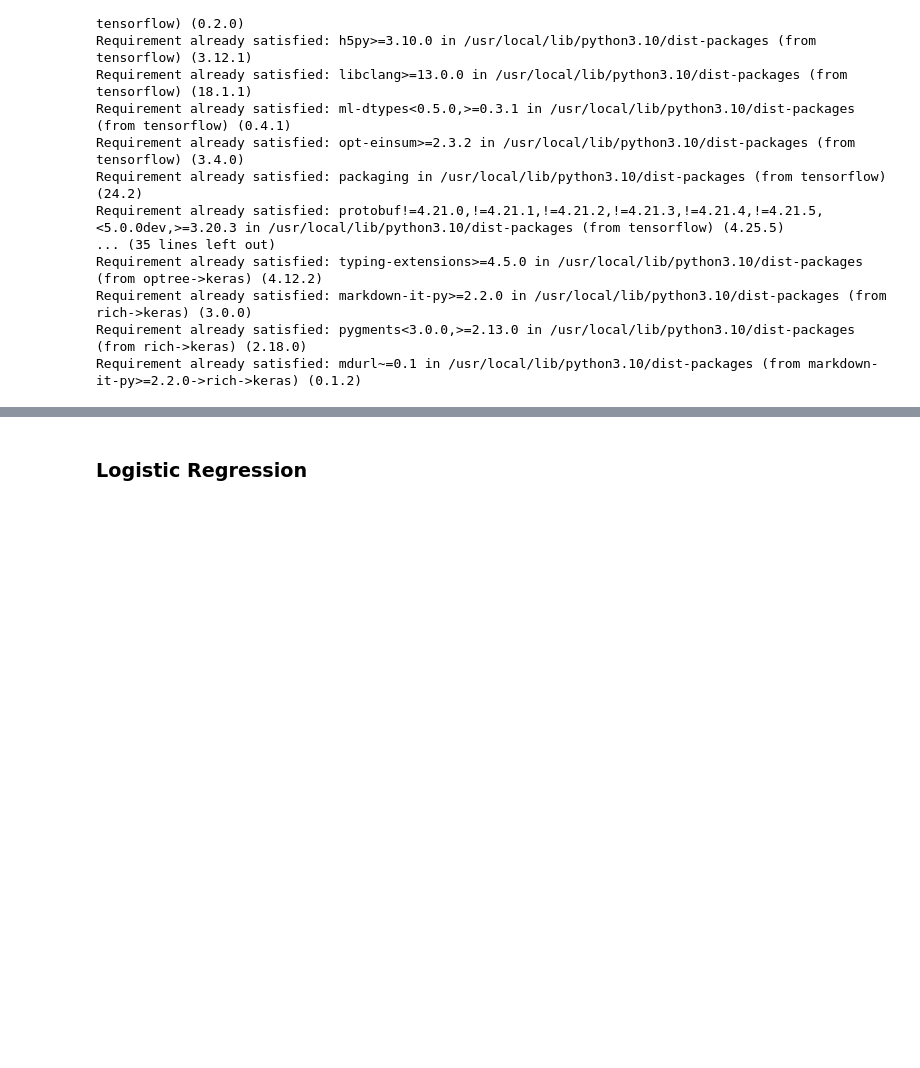
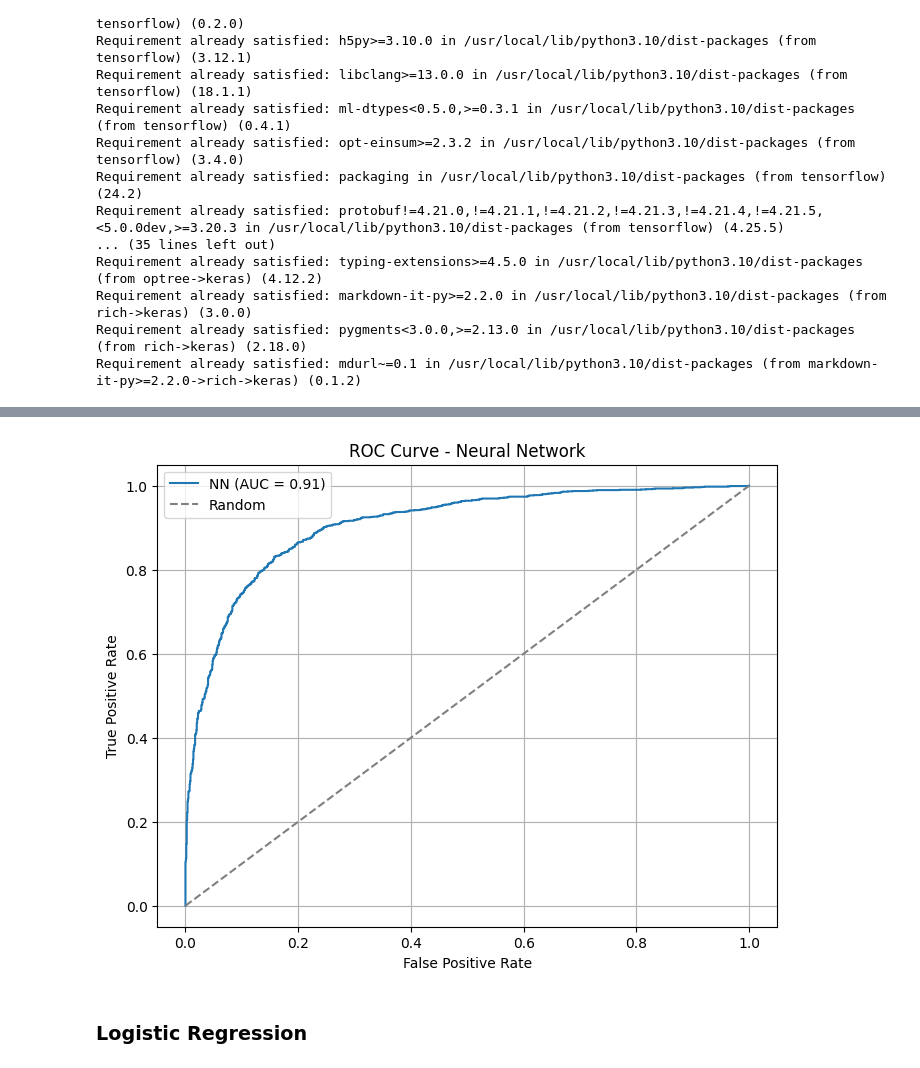
Before and after one commit to JoeVonDahab/Final_Project, a Jupyter notebook: CDD203_Final_Project.ipynb, the cells around one changed output, grey strips where cells are left out. Cells and saved outputs as stored; diff of their text form; code cells hidden in the pictures; blank space fills up the shorter version.

```diff
--- a/CDD203_Final_Project.ipynb
+++ b/CDD203_Final_Project.ipynb
@@ -447,0 +495,97 @@ ROC-AUC: 0.8331254238863338
+# %%
+import pandas as pd
+import numpy as np
+from sklearn.preprocessing import StandardScaler
+from sklearn.metrics import classification_report, accuracy_score, roc_auc_score, roc_curve
+import matplotlib.pyplot as plt
+import tensorflow as tf
+from tensorflow import keras
+from tensorflow.keras import layers
+
+# Assuming X_train, y_train, X_test, y_test are defined and fingerprints computed
+X_train_np = X_train.values
+X_test_np = X_test.values
+
+# Scale the data
+scaler = StandardScaler()
+X_train_scaled = scaler.fit_transform(X_train_np)
+X_test_scaled = scaler.transform(X_test_np)
+
+def build_nn_model(input_dim, hidden_layers, dropout_rate, learning_rate):
+    """
+    Build a feed-forward neural network model.
+    Uses L2 regularization, batch normalization, and dropout to improve generalization.
+    """
+    model = keras.Sequential()
+    model.add(layers.Input(shape=(input_dim,)))
+
+    l2_reg = keras.regularizers.l2(1e-4)  # moderate L2 regularization
+    for units in hidden_layers:
+        model.add(layers.Dense(units, activation='relu', kernel_regularizer=l2_reg))
+        model.add(layers.BatchNormalization())
+        model.add(layers.Dropout(dropout_rate))
+
+    model.add(layers.Dense(1, activation='sigmoid', kernel_regularizer=l2_reg))
+
+    model.compile(
+        optimizer=keras.optimizers.Adam(learning_rate=learning_rate),
+        loss='binary_crossentropy',
+        metrics=['accuracy']
+    )
+    return model
+
+# Custom callback to stop training at 98% accuracy
+class StopAtAccuracy(keras.callbacks.Callback):
+    def __init__(self, target_accuracy):
+        super(StopAtAccuracy, self).__init__()
+        self.target_accuracy = target_accuracy
+
+    def on_epoch_end(self, epoch, logs=None):
+        accuracy = logs.get('accuracy')
+        if accuracy and accuracy >= self.target_accuracy:
+            print(f"\nReached {self.target_accuracy * 100:.2f}% accuracy, stopping training.")
+            self.model.stop_training = True
+
+# Build the model
+model = build_nn_model(
+    input_dim=2048,
+    hidden_layers=[1024, 128],
+    dropout_rate=0.4,
+    learning_rate=1e-4
+)
+
+# Train the model with the custom callback
+stop_at_accuracy = StopAtAccuracy(target_accuracy=0.99)
+
+history = model.fit(
+    X_train_scaled,
+    y_train,
+    epochs=100,
+    batch_size=100,
+    callbacks=[stop_at_accuracy],
+    verbose=1
+)
+
+# Evaluate on the test set
+y_pred_proba_nn = model.predict(X_test_scaled).ravel()
+y_pred_nn = (y_pred_proba_nn >= 0.5).astype(int)
+
+print("Neural Network Performance on Test Set:")
+print(classification_report(y_test, y_pred_nn))
+accuracy_nn = accuracy_score(y_test, y_pred_nn)
+roc_auc_nn = roc_auc_score(y_test, y_pred_proba_nn)
+print(f"Test Accuracy: {accuracy_nn}")
+print(f"Test ROC-AUC: {roc_auc_nn}")
+
+# Plot ROC curve
+fpr_nn, tpr_nn, _ = roc_curve(y_test, y_pred_proba_nn)
+plt.figure(figsize=(8,6))
+plt.plot(fpr_nn, tpr_nn, label=f"NN (AUC = {roc_auc_nn:.2f})")
+plt.plot([0,1],[0,1],'--',color='grey',label='Random')
+plt.xlabel("False Positive Rate")
+plt.ylabel("True Positive Rate")
+plt.title("ROC Curve - Neural Network")
+plt.legend()
+plt.grid(True)
+plt.show()
+# %% [output]
@@ -448,3 +609,4 @@ ROC-AUC: 0.8331254238863338
+[figure, added]
 # %% [markdown]
 ### Logistic Regression
 # %%
```
Also changed, not shown: parts of 6 cells of this notebook.
